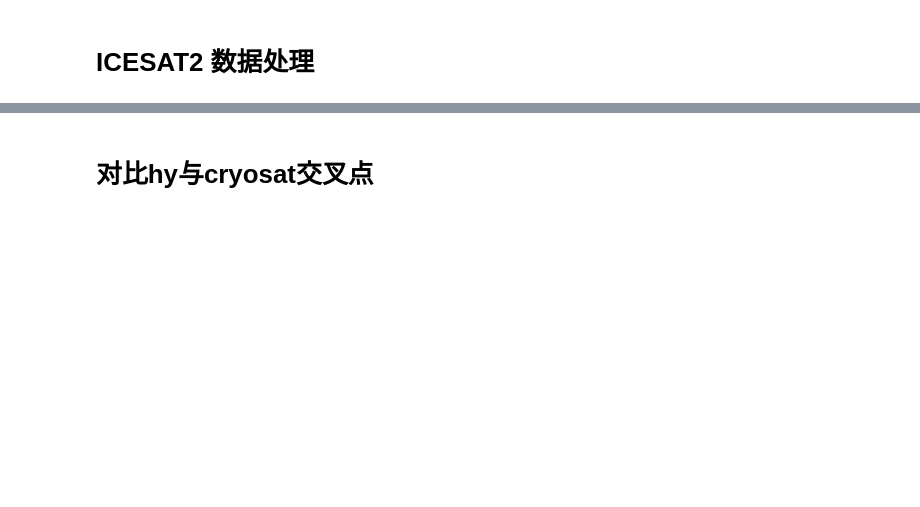
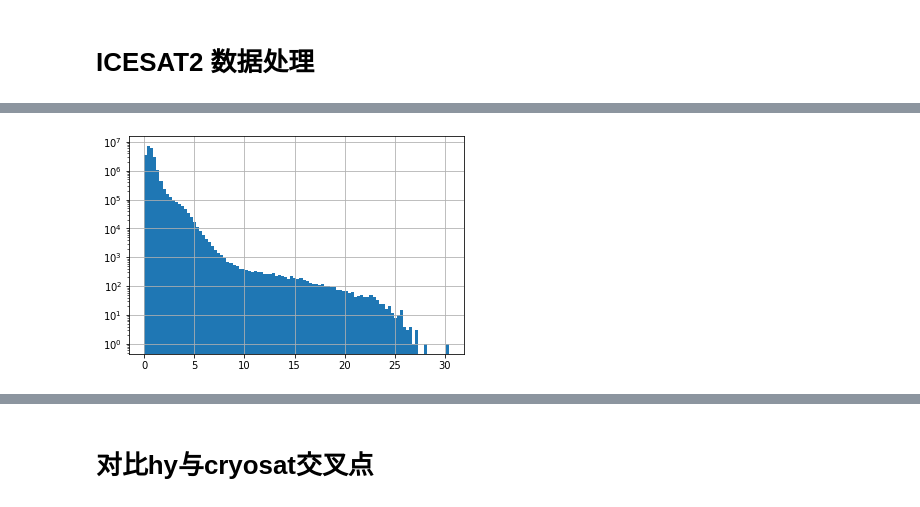
Before and after one commit to LittlematchLM/remote_sensing, a Jupyter notebook: main.ipynb, the cells around one changed output, grey strips where cells are left out. Drawn from its saved outputs; the diff is of its cells as text; code cells hidden in the pictures; blank space fills up the shorter version.

```diff
--- a/main.ipynb
+++ b/main.ipynb
@@ -133,0 +175,3 @@ cy_df = cy_siral.data_filter(cy_df,'lat',66)
+# %%
+%%time
+is_df = pd.read_csv(r"/home/hanlu/python_workfile/remote_sensing/is['2019', '2020']['04', '05', '06', '07', '08', '09'].csv")
@@ -134,4 +181,6 @@ cy_df = cy_siral.data_filter(cy_df,'lat',66)
 # %%
 fig,ax = plt.subplots()
-cy_df.swh_ocean_01_ku.hist(ax=ax,bins=100)
+is_df.swh.hist(ax=ax,bins=100)
 ax.set_yscale('log')
+# %% [output]
+[figure, added]
```
Also changed, not shown: parts of 59 cells of this notebook, 4 other files.
